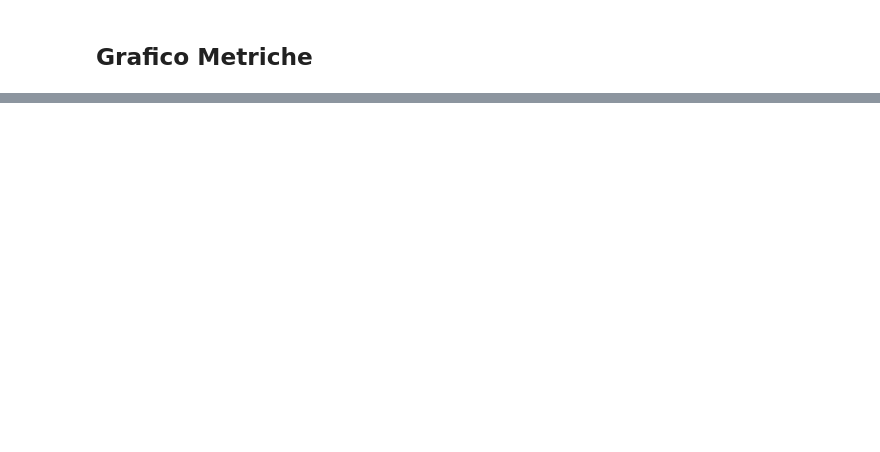
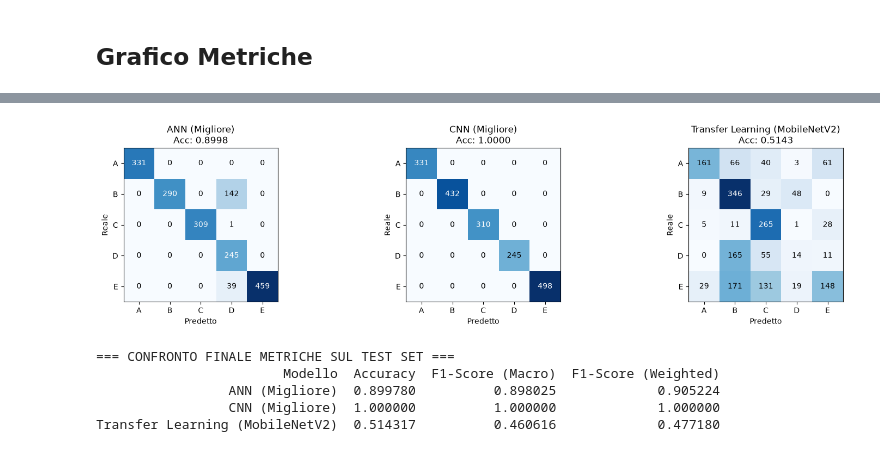
Before and after one commit to SpinelliEdoardo/Deep_Learning, a Jupyter notebook: esame/esame_parte1.ipynb, the cells around one changed output, grey strips where cells are left out. Cells and saved outputs as stored; diff of their text form; code cells hidden in the pictures; blank space fills up the shorter version.

```diff
--- a/esame/esame_parte1.ipynb
+++ b/esame/esame_parte1.ipynb
@@ -343,0 +746,60 @@ plt.show()
+# %%
+models_to_evaluate = {
+    'ANN (Migliore)': (best_ann_model_1, X_test_norm),
+    'CNN (Migliore)': (miglior_cnn_modello, X_test_img),
+    'Transfer Learning (MobileNetV2)': (tl_model, X_test_rgb)
+}
+
+results_summary = []
+
+class_names = ['A', 'B', 'C', 'D', 'E']
+
+fig, axes = plt.subplots(1, 3, figsize=(16, 4))
+
+for idx, (name, (model, data_test)) in enumerate(models_to_evaluate.items()):
+    y_pred_probs = model.predict(data_test, verbose=0)
+    y_pred = np.argmax(y_pred_probs, axis=1)
+
+    acc = accuracy_score(y_test, y_pred)
+    f1_macro = f1_score(y_test, y_pred, average='macro')
+    f1_weighted = f1_score(y_test, y_pred, average='weighted')
+
+    results_summary.append({
+        'Modello': name,
+        'Accuracy': acc,
+        'F1-Score (Macro)': f1_macro,
+        'F1-Score (Weighted)': f1_weighted
+    })
+
+    # Matrice di confusione
+    cm = confusion_matrix(y_test, y_pred)
+    ax = axes[idx]
+    im = ax.imshow(cm, cmap='Blues')
+    ax.set_title(f"{name}\nAcc: {acc:.4f}")
+    ax.set_xticks(range(5))
+    ax.set_yticks(range(5))
+    ax.set_xticklabels(class_names)
+    ax.set_yticklabels(class_names)
+    ax.set_xlabel('Predetto')
+    ax.set_ylabel('Reale')
+
+    # Annotazioni numeriche nella matrice
+    for i in range(5):
+        for j in range(5):
+            ax.text(j, i, cm[i, j], ha='center', va='center',
+                    color='white' if cm[i, j] > cm.max() / 2 else 'black')
+
+plt.tight_layout()
+plt.show()
+
+# Tabella riassuntiva delle metriche
+df_results = pd.DataFrame(results_summary)
+print("\n=== CONFRONTO FINALE METRICHE SUL TEST SET ===")
+print(df_results.to_string(index=False))
+# %% [output]
+[figure, added]
+=== CONFRONTO FINALE METRICHE SUL TEST SET ===
+                        Modello  Accuracy  F1-Score (Macro)  F1-Score (Weighted)
+                 ANN (Migliore)  0.899780          0.898025             0.905224
+                 CNN (Migliore)  1.000000          1.000000             1.000000
+Transfer Learning (MobileNetV2)  0.514317          0.460616             0.477180
```
Also changed, not shown: parts of 22 cells of this notebook.
